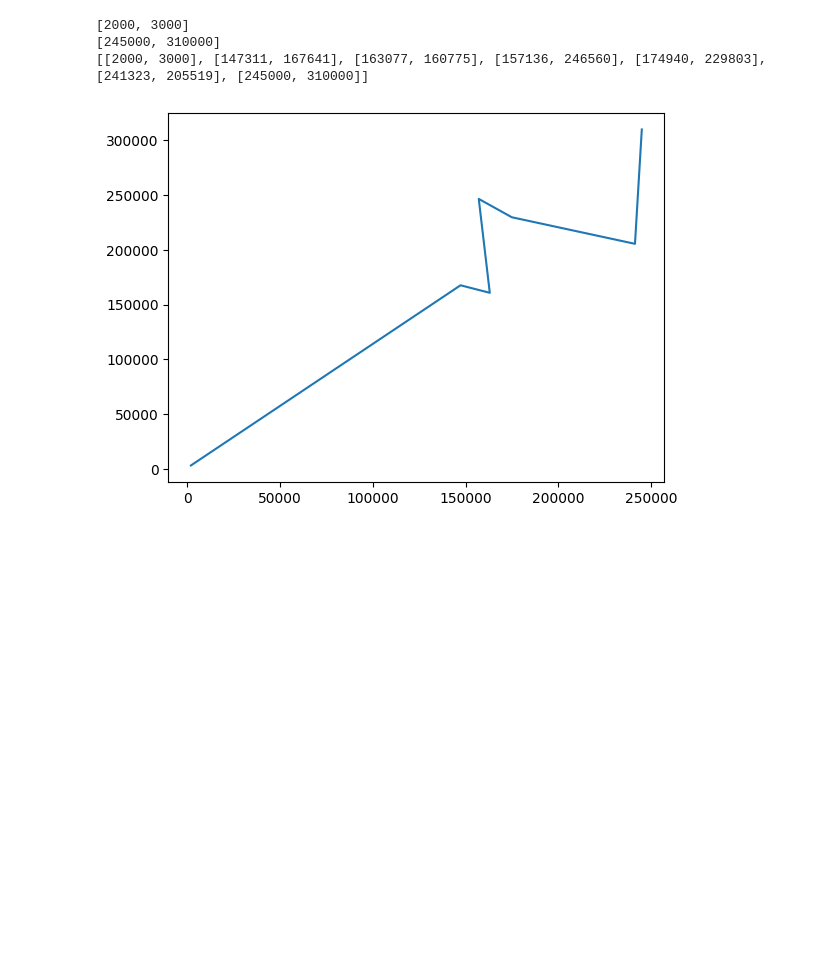
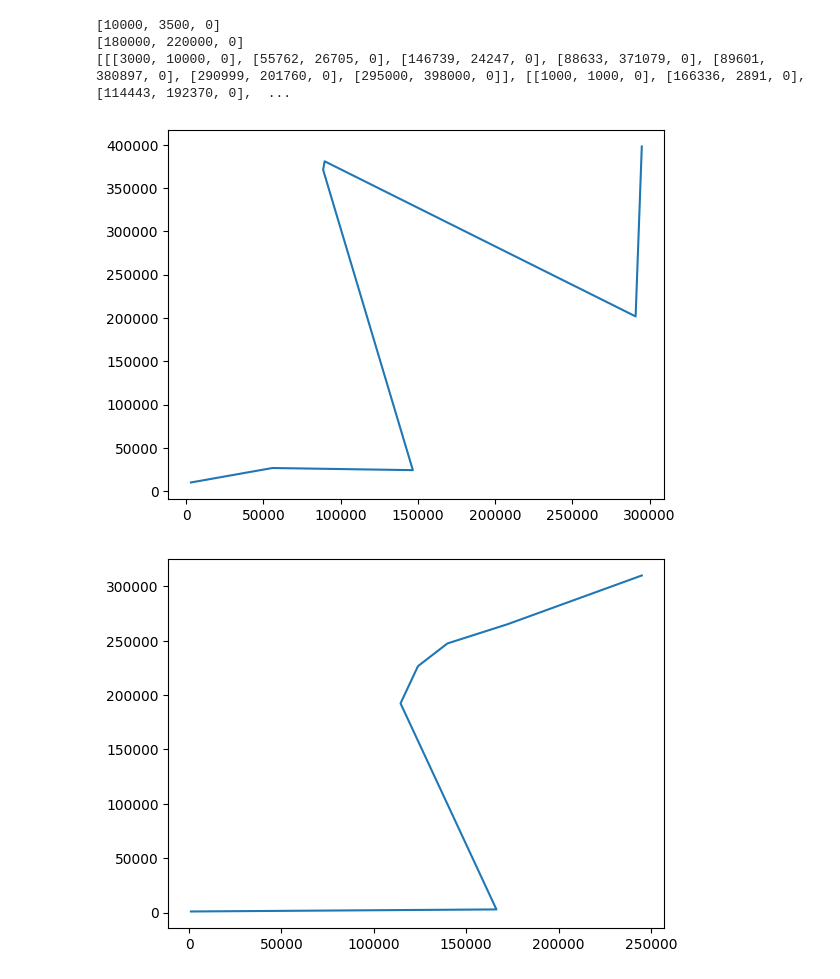
Before and after one commit to imaada/threat-eval, a Jupyter notebook: Untitled.ipynb, the cells around one changed output. Drawn from its saved outputs; the diff is of its cells as text; code cells hidden in the pictures; blank space fills up the shorter version.

Commit message:
waypoints for multiple paths

```diff
--- a/Untitled.ipynb
+++ b/Untitled.ipynb
@@ -10,49 +10,60 @@ import math
 
 
 #create group of origins and group of ending waypoints? max field is 300km by 400km?
-origins = [[0,20],[1000,1000],[3000,10000],[10000,3500],[4800,5000],[2000,3000],[4100,800],[7800,2300]]
-endings = [[180000,220000],[295000,398000],[245000,310000]]
+origins = [[0,20,0],[1000,1000,0],[3000,10000,0],[10000,3500,0],[4800,5000,0],[2000,3000,0],[4100,800,0],[7800,2300,0]]
+endings = [[180000,220000,0],[295000,398000,0],[245000,310000,0]]
 
 #set min dist for waypoint
 min_dist = 20000
+all_path = []
 
 #for loop of 400 planes:
 
 #choose origin from list
-origin = random.choice(origins)
-first_path = []
-first_path.append(origin)
-#choose ending from list
-ending = random.choice(endings)
-#specify 5 or 6 random waypoints (each new waypoint must satisfy requirements)
-wp_ptr = origin
-for i in range (0,5):
-    x = random.randrange(origin[0],ending[0])
-    y = random.randrange(origin[1],ending[1])
-    #requirements: new wp closer to ending than prev wp, min & max distance bw wp's
-    while math.sqrt((ending[0]-x)**2 + (ending[1]-y)**2) > math.sqrt((ending[0]-wp_ptr[0])**2 + (ending[1]-wp_ptr[1])**2):
+for i in range (1,15):
+    origin = random.choice(origins)
+    first_path = []
+    first_path.append(origin)
+    #choose ending from list
+    ending = random.choice(endings)
+    #specify 5 or 6 random waypoints (each new waypoint must satisfy requirements)
+    wp_ptr = origin
+    for i in range (0,5):
         x = random.randrange(origin[0],ending[0])
         y = random.randrange(origin[1],ending[1])
-    wp_ptr = [x,y]
-    first_path.append([x,y])
-    #save in matrix? struct?
-first_path.append(ending)
+        #requirements: new wp closer to ending than prev wp, min & max distance bw wp's
+        while math.sqrt((ending[0]-x)**2 + (ending[1]-y)**2) > math.sqrt((ending[0]-wp_ptr[0])**2 + (ending[1]-wp_ptr[1])**2):
+            x = random.randrange(origin[0],ending[0])
+            y = random.randrange(origin[1],ending[1])
+            #print(str(math.sqrt((ending[0]-x)**2 + (ending[1]-y)**2)) + "and " + str(math.sqrt((ending[0]-wp_ptr[0])**2 + (ending[1]-wp_ptr[1])**2)) )
+        wp_ptr = [x,y]
+        first_path.append([x,y,0])
+        #save in matrix? struct?
+    first_path.append(ending)
+    all_path.append(first_path)
 print(origin)
 print(ending)
-print(first_path)
+print(all_path)
+#print(first_path)
 # %% [output]
-[2000, 3000]
-[245000, 310000]
-[[2000, 3000], [147311, 167641], [163077, 160775], [157136, 246560], [174940, 229803], [241323, 205519], [245000, 310000]]
+[10000, 3500, 0]
+[180000, 220000, 0]
+[[[3000, 10000, 0], [55762, 26705, 0], [146739, 24247, 0], [88633, 371079, 0], [89601, 380897, 0], [290999, 201760, 0], [295000, 398000, 0]], [[1000, 1000, 0], [166336, 2891, 0], [114443, 192370, 0],  ...
 # %%
-x_list = []
-y_list = []
-for coord in first_path:
-    x_list.append(coord[0])
-    y_list.append(coord[1])
+
+for path in all_path:
+    x_list = []
+    y_list = []
+    for coord in path:
+        x_list.append(coord[0])
+        y_list.append(coord[1])
+
+    plt.plot(x_list,y_list)
+    plt.show()
 
 
-plt.plot(x_list,y_list)
-plt.show()
+#for i in range(1,4):
+#    print(i)
 # %% [output]
-[figure, old version]
+[figure, new version]
+[figure, added]
```
Also changed, not shown: parts of 3 cells of this notebook.
